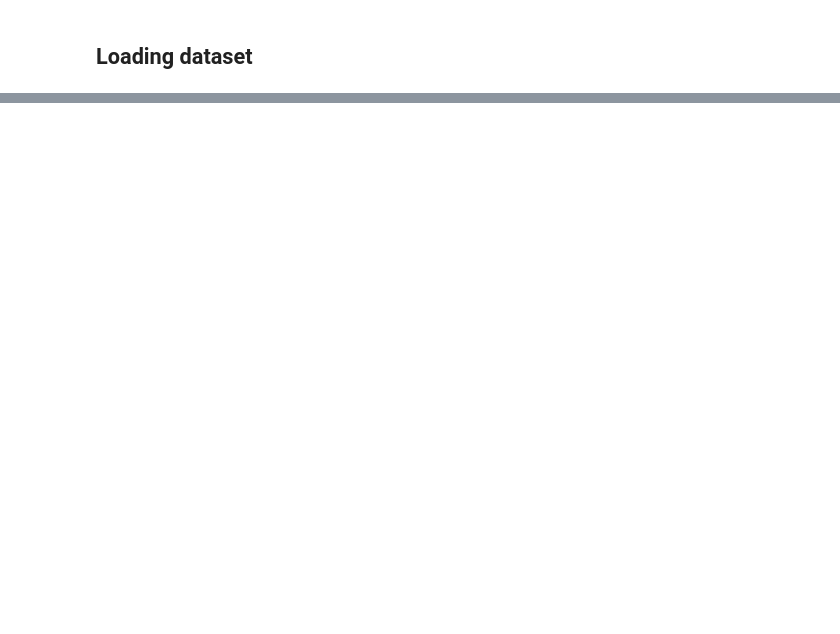
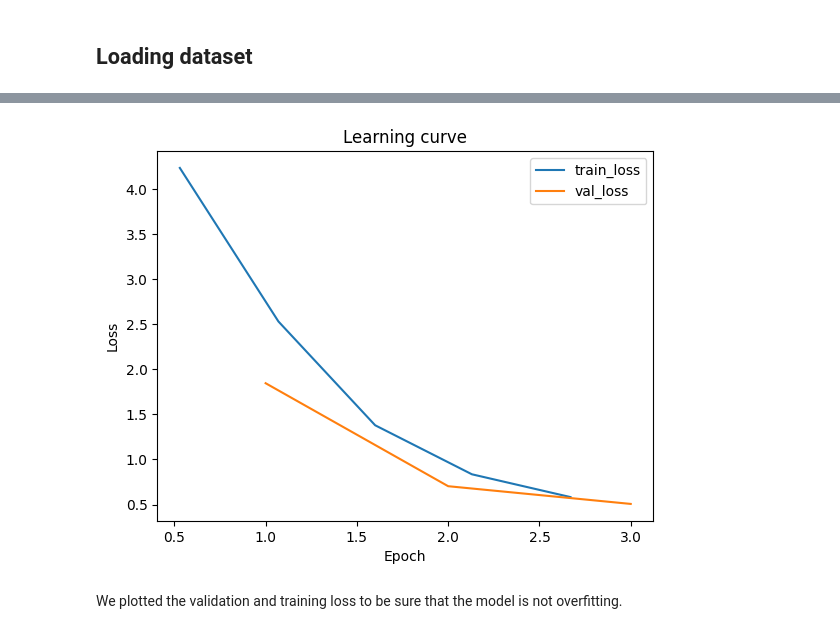
Before and after one commit to FilippoComastri/Intent-Class-and-OOS-Prediction, a Jupyter notebook: ass2/project_2_report.ipynb, the cells around one changed output, grey strips where cells are left out. Cells and saved outputs as stored; diff of their text form; code cells hidden in the pictures; blank space fills up the shorter version.

```diff
--- a/ass2/project_2_report.ipynb
+++ b/ass2/project_2_report.ipynb
@@ -36,8 +53,6 @@ from huggingface_hub import notebook_login
 # %% [markdown]
 ## Loading dataset
 # %%
-# Importing the dataset
-
 def get_df_hf(oos=False) :
     with open('data_full.json') as json_file:
         data_dict = json.load(json_file)
@@ -84,4 +99,6 @@ train_valid_test_dataset = DatasetDict({
     'test': test_df
 })
 
+num_labels = 150
+
 train_valid_test_dataset
@@ -87,0 +476,2 @@ train_valid_test_dataset
+# %%
+trainer.train()
@@ -87,0 +486,18 @@ train_valid_test_dataset
+# %%
+loss_values = [log_entry["loss"] for log_entry in trainer.state.log_history if "loss" in log_entry ]
+epochs_train = [log_entry["epoch"] for log_entry in trainer.state.log_history if "loss" in log_entry and "epoch" in log_entry]
+val_loss_values = [log_entry["eval_loss"] for log_entry in trainer.state.log_history if "eval_loss" in log_entry ]
+epochs_val =  [log_entry["epoch"] for log_entry in trainer.state.log_history if "eval_loss" in log_entry and "epoch" in log_entry]
+
+# Plot the loss graph
+plt.plot(epochs_train,loss_values,label='train_loss')
+plt.plot(epochs_val,val_loss_values,label='val_loss')
+plt.xlabel("Epoch")
+plt.ylabel("Loss")
+plt.title("Learning curve")
+plt.legend()
+plt.show()
+# %% [output]
+[figure, added]
+# %% [markdown]
+We plotted the validation and training loss to be sure that the model is not overfitting.
```
Also changed, not shown: parts of 149 cells of this notebook.
